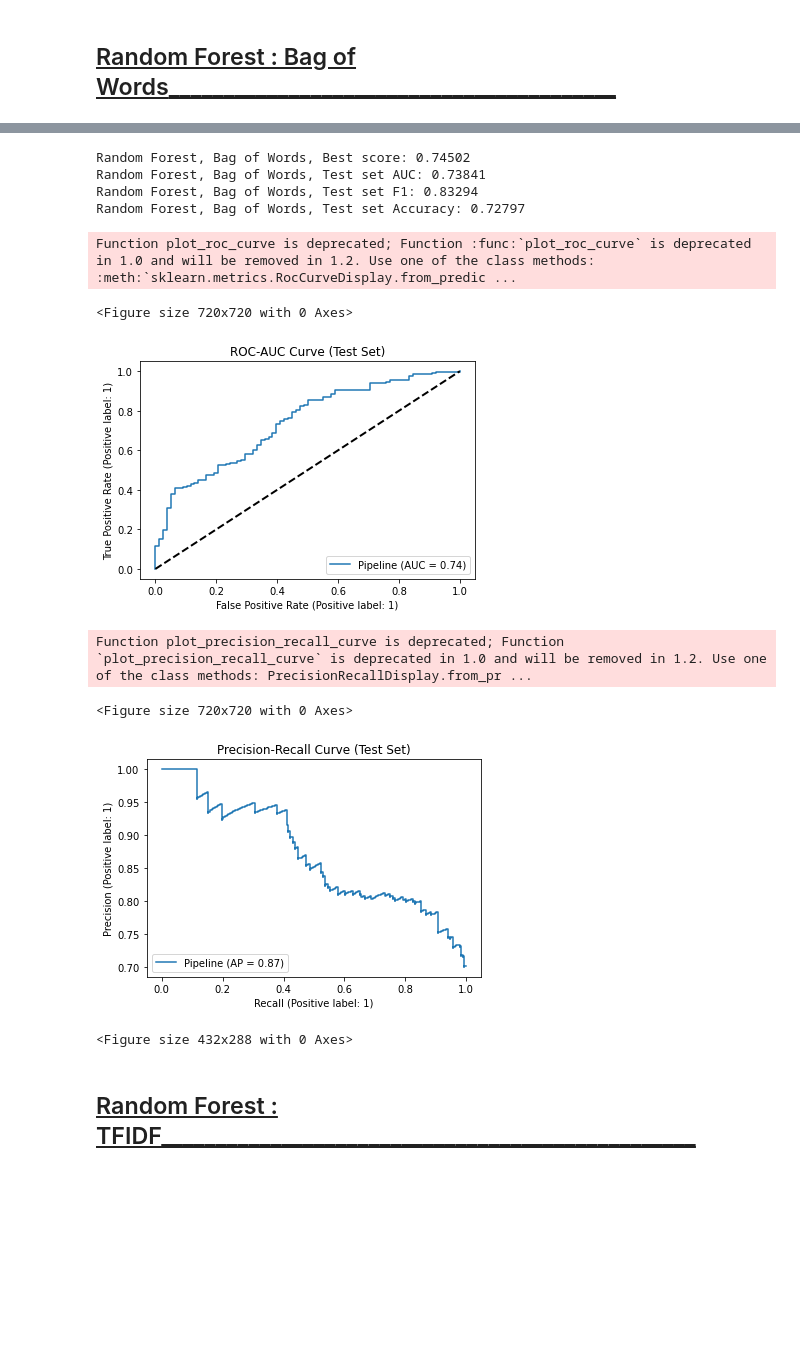
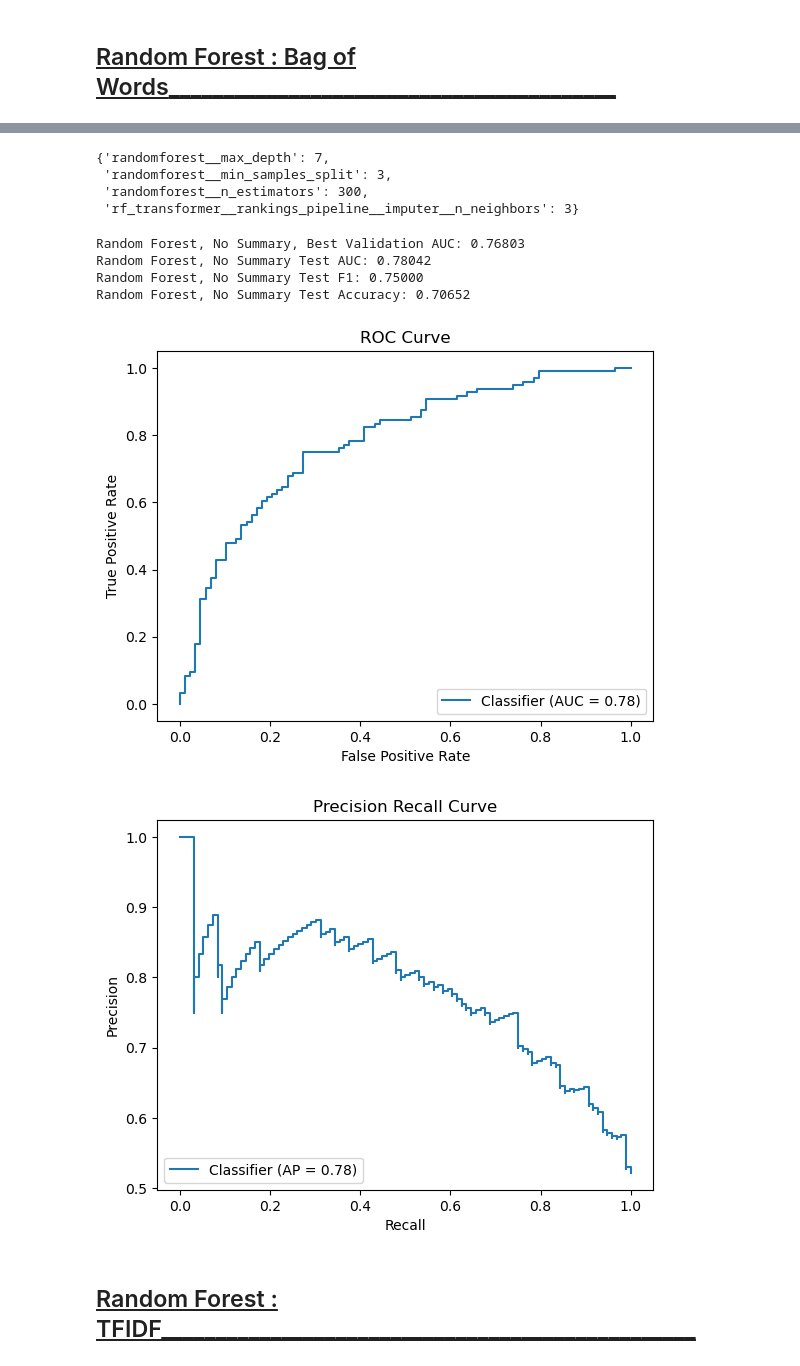
Before and after one commit to Joeyzect/Netflix_ALab_2022, a Jupyter notebook: notebooks/14-joseph-movies-modelling-final copy.ipynb, the cells around one changed output, grey strips where cells are left out. Saved outputs shown, nothing was run; the diff lists cells and outputs as text; code cells hidden in the pictures; blank space fills up the shorter version.

```diff
--- a/notebooks/14-joseph-movies-modelling-final copy.ipynb
+++ b/notebooks/14-joseph-movies-modelling-final copy.ipynb
@@ -732,7 +838,7 @@ rf_gs_ns = GridSearchCV(
 )
 # %%
 # fit rf_gs_ns to training set and drop summary column
-rf_gs_ns.fit(tvshows_X_train.drop(columns=['summary']), tvshows_y_train)
+rf_gs_ns.fit(X_train.drop(columns=['summary']), y_train)
 # %% [output]
 GridSearchCV(cv=5,
              estimator=Pipeline(steps=[('rf_transformer',
@@ -839,7 +949,9 @@ rf_gs_bow = GridSearchCV(
     param_grid={
         'randomforest__n_estimators': [100, 300, 500],
         'randomforest__max_depth': [3, 4, 5, 6, 7],
-        'randomforest__min_samples_leaf': [20, 30, 40, 50],
+        'randomforest__min_samples_split': [2, 3, 4],
+        'rf_transformer__rankings_pipeline__imputer__n_neighbors': [3, 5, 7],
+
     },
     scoring={"AUC": "roc_auc", "F1": "f1", "Accuracy": "accuracy"},
     refit="AUC",
@@ -849,5 +961,5 @@ rf_gs_bow = GridSearchCV(
 )
 # %%
 # fit rf_gs_bow to training set
-rf_gs_bow.fit(tvshows_X_train, tvshows_y_train)
+rf_gs_bow.fit(X_train, y_train)
 # %% [output]
@@ -871,49 +984,48 @@ GridSearchCV(cv=5,
-# %%
-# save best rf_gs_bow model as a variable
-best_rf_gs_bow = rf_gs_bow.best_estimator_
-
-# output best score from rf_gs_bow
-print("Random Forest, Bag of Words, Best score: %0.5f" % rf_gs_bow.best_score_)
-
-# output test set auc, f1-score, and accuracy
-print("Random Forest, Bag of Words, Test set AUC: %0.5f" % roc_auc_score(tvshows_y_test, best_rf_gs_bow.predict_proba(tvshows_X_test)[:,1]))
-print("Random Forest, Bag of Words, Test set F1: %0.5f" % f1_score(tvshows_y_test, best_rf_gs_bow.predict(tvshows_X_test)))
-print("Random Forest, Bag of Words, Test set Accuracy: %0.5f" % accuracy_score(tvshows_y_test, best_rf_gs_bow.predict(tvshows_X_test)))
-# %% [output]
-Random Forest, Bag of Words, Best score: 0.74502
-Random Forest, Bag of Words, Test set AUC: 0.73841
-Random Forest, Bag of Words, Test set F1: 0.83294
-Random Forest, Bag of Words, Test set Accuracy: 0.72797
+# %%
+rf_gs_bow.best_params_
+# %% [output]
+{'randomforest__max_depth': 7,
+ 'randomforest__min_samples_split': 3,
+ 'randomforest__n_estimators': 300,
+ 'rf_transformer__rankings_pipeline__imputer__n_neighbors': 3}
+# %%
+# save best rf_gs_ns model as a variable
+best_rf_gs_bow = rf_gs_bow.best_estimator_
+
+# output best score from rf_gs_ns
+print("Random Forest, No Summary, Best Validation AUC: %0.5f" % rf_gs_bow.best_score_)
+
+preds, prob_preds = get_results_model(best_rf_gs_bow, y_test, "Random Forest, No Summary Test")
+# %% [output]
+Random Forest, No Summary, Best Validation AUC: 0.76803
+Random Forest, No Summary Test AUC: 0.78042
+Random Forest, No Summary Test F1: 0.75000
+Random Forest, No Summary Test Accuracy: 0.70652
 # %%
 # plot roc-auc curve
-from sklearn.metrics import plot_roc_curve
+from sklearn.metrics import RocCurveDisplay
 import matplotlib.pyplot as plt
 
-plt.figure(figsize=(10, 10))
-plot_roc_curve(best_rf_gs_bow, tvshows_X_test, tvshows_y_test)
-plt.plot([0, 1], [0, 1], color='black', lw=2, linestyle='--')
-plt.title('ROC-AUC Curve (Test Set)')
-plt.show()
+rocplot = RocCurveDisplay.from_predictions(y_test, prob_preds)
+rocplot.ax_.set_xlabel('False Positive Rate')
+rocplot.ax_.set_ylabel('True Positive Rate')
+rocplot.ax_.set_title('ROC Curve')
 
 # plot precision recall curve
-from sklearn.metrics import plot_precision_recall_curve
+from sklearn.metrics import PrecisionRecallDisplay
 
-plt.figure(figsize=(10, 10))
-plot_precision_recall_curve(best_rf_gs_bow, tvshows_X_test, tvshows_y_test)
-plt.title('Precision-Recall Curve (Test Set)')
-plt.show()
+prplot = PrecisionRecallDisplay.from_predictions(y_test, prob_preds)
+prplot.ax_.set_xlabel('Recall')
+prplot.ax_.set_ylabel('Precision')
+prplot.ax_.set_title('Precision Recall Curve')
 
 # save roc-auc and precision-recall curve into reports/figures folder
-plt.savefig('/Users/yenhann/Documents/MIT/15.572 Analytics Lab/Netflix/ALab_2022_Netflix/reports/figures/tv_rf_bow_roc_auc_curve.png')
-plt.savefig('/Users/yenhann/Documents/MIT/15.572 Analytics Lab/Netflix/ALab_2022_Netflix/reports/figures/tv_rf_bow_precision_recall_curve.png')
+
+rocplot.figure_.savefig('../reports/figures/movie_rf_bow_roc_auc_curve.png')
+prplot.figure_.savefig('../reports/figures/movie_rf_bow_precision_recall_curve.png')
 # %% [output]
-Function plot_roc_curve is deprecated; Function :func:`plot_roc_curve` is deprecated in 1.0 and will be removed in 1.2. Use one of the class methods: :meth:`sklearn.metrics.RocCurveDisplay.from_predic ...
-<Figure size 720x720 with 0 Axes>
-[figure, old version]
+[figure, new version]
-Function plot_precision_recall_curve is deprecated; Function `plot_precision_recall_curve` is deprecated in 1.0 and will be removed in 1.2. Use one of the class methods: PrecisionRecallDisplay.from_pr ...
-<Figure size 720x720 with 0 Axes>
-[figure, old version]
+[figure, new version]
-<Figure size 432x288 with 0 Axes>
 # %% [markdown]
 ## <u>Random Forest : TFIDF<u>_________________________________________________
 # %%
```
Also changed, not shown: parts of 33 cells of this notebook.
